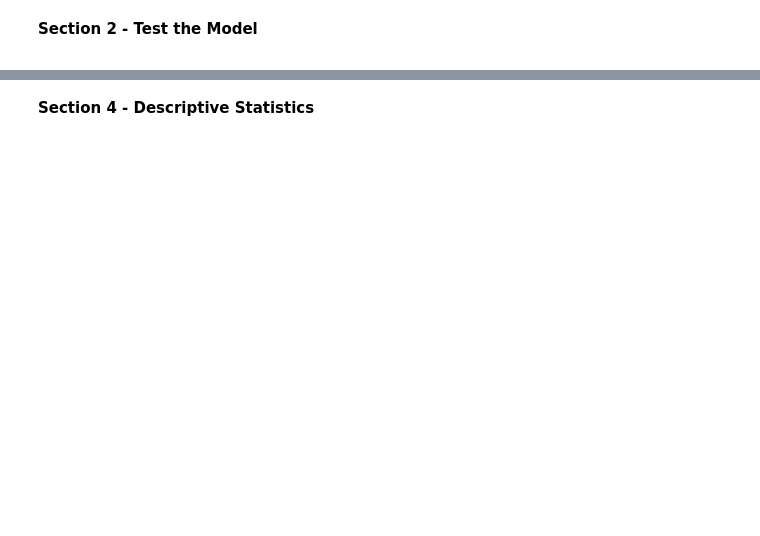
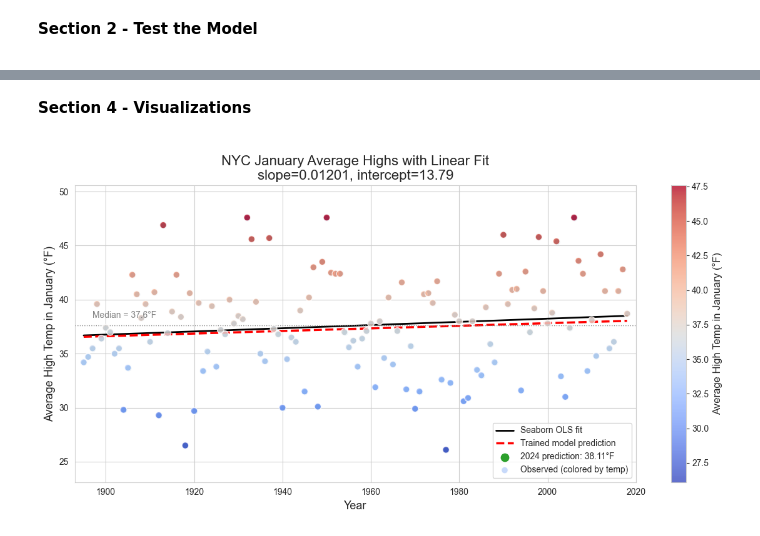
Before and after one commit to Angie-Crews/datafun-07-ml, a Jupyter notebook: Final_Project/angiecrews_ml.ipynb, the cells around one changed output, grey strips where cells are left out. Saved outputs shown, nothing was run; the diff lists cells and outputs as text; code cells hidden in the pictures; blank space fills up the shorter version.

```diff
--- a/Final_Project/angiecrews_ml.ipynb
+++ b/Final_Project/angiecrews_ml.ipynb
@@ -323,6 +401,83 @@ Section 3 - Data Cleaning
 # %% [markdown]
 <div style="color:black; font-weight:bold">
 
-Section 4 - Descriptive Statistics
+Section 4 - Visualizations
 
 </div>
+# %%
+# Seaborn scatter + best-fit line, plus overlay of our trained model's predictions
+# Uses existing variables: df, model, coef, intercept, pred_2024, np, sns, plt
+# Ensure matplotlib.pyplot is available in this cell's execution context
+import matplotlib.pyplot as plt
+import seaborn as sns
+
+# Prepare x/y
+x = df['Year'].values
+y = df['Value'].values
+
+plt.figure(figsize=(12, 6))
+sns.set_style("whitegrid")
+
+# 1) Seaborn scatter + regression line (Seaborn's OLS)
+sns.regplot(x='Year', y='Value', data=df,
+            scatter_kws={'s': 50, 'alpha': 0.7, 'edgecolor': 'w'},
+            line_kws={'color': 'black', 'linewidth': 2, 'label': 'Seaborn OLS fit'},
+            ci=None)
+
+# 4) create array with min and max year values and 5) pass to predict function
+x_ext = np.array([df['Year'].min(), df['Year'].max()])
+
+def predict(arr):
+    """Convert input to a (n_samples, 1) array and return model predictions."""
+    arr = np.asarray(arr)
+    return model.predict(arr.reshape(-1, 1))
+
+y_ext_pred = predict(x_ext)
+
+# Overlay the trained model's prediction line (dashed red)
+plt.plot(x_ext, y_ext_pred, color='red', linestyle='--', linewidth=2.5, label='Trained model prediction')
+
+# 3) Scale the y-axis to make the linear relationship clearer
+ymin = min(y.min(), y_ext_pred.min()) - 3.0
+ymax = max(y.max(), y_ext_pred.max()) + 3.0
+plt.ylim(ymin, ymax)
+
+# 2) Set axes labels and ticks
+plt.xlabel('Year', fontsize=13)
+plt.ylabel('Average High Temp in January (°F)', fontsize=13)
+plt.xlim(df['Year'].min() - 2, df['Year'].max() + 2)
+
+# 6) Customize chart: title, annotation, legend, and display slope/intercept
+plt.title(f"NYC January Average Highs with Linear Fit\nslope={coef:.5f}, intercept={intercept:.2f}", fontsize=16)
+
+# Annotate the 2024 prediction from the trained model
+plt.scatter([2024], [pred_2024], color='tab:green', s=80, zorder=5, label=f'2024 prediction: {pred_2024:.2f}°F')
+plt.annotate(f"{pred_2024:.2f}°F (2024)", xy=(2024, pred_2024), xytext=(2024-18, pred_2024+2),
+             arrowprops=dict(arrowstyle="->", color='tab:green'), fontsize=11, color='tab:green')
+
+plt.legend()
+plt.tight_layout()
+# color the observed dots by temperature (cooler -> blue, warmer -> red)
+sc = plt.scatter(df['Year'], df['Value'],
+                 c=df['Value'],
+                 cmap='coolwarm',
+                 s=60,
+                 alpha=0.8,
+                 edgecolor='w',
+                 zorder=3,
+                 label='Observed (colored by temp)')
+
+# add colorbar to show cooler/warmer mapping
+cbar = plt.colorbar(sc)
+cbar.set_label('Average High Temp in January (°F)', fontsize=12)
+
+# mark median for quick reference (optional)
+median_temp = df['Value'].median()
+plt.axhline(median_temp, color='gray', linestyle=':', linewidth=1)
+plt.text(df['Year'].min() + 2, median_temp + 0.7, f"Median = {median_temp:.1f}°F", color='gray', fontsize=10)
+
+plt.legend()
+plt.tight_layout()
+plt.show()
+# %% [output]
+[figure, added]
```
Also changed, not shown: parts of 7 cells of this notebook.
